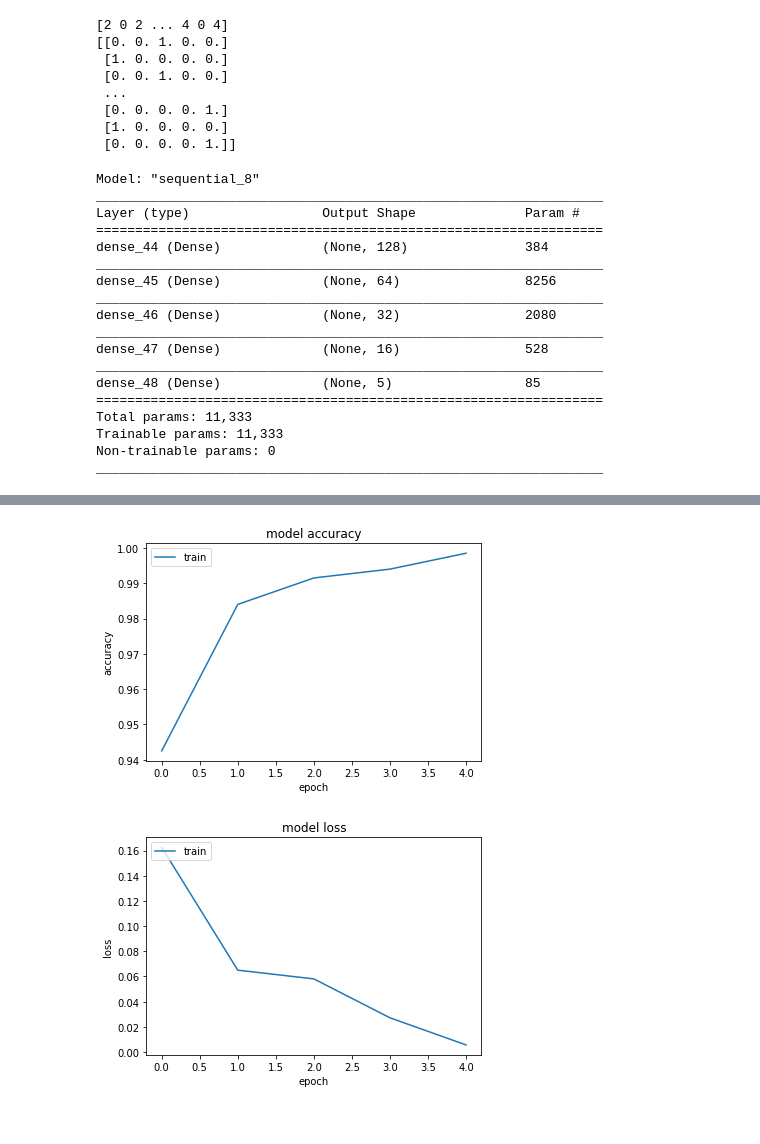
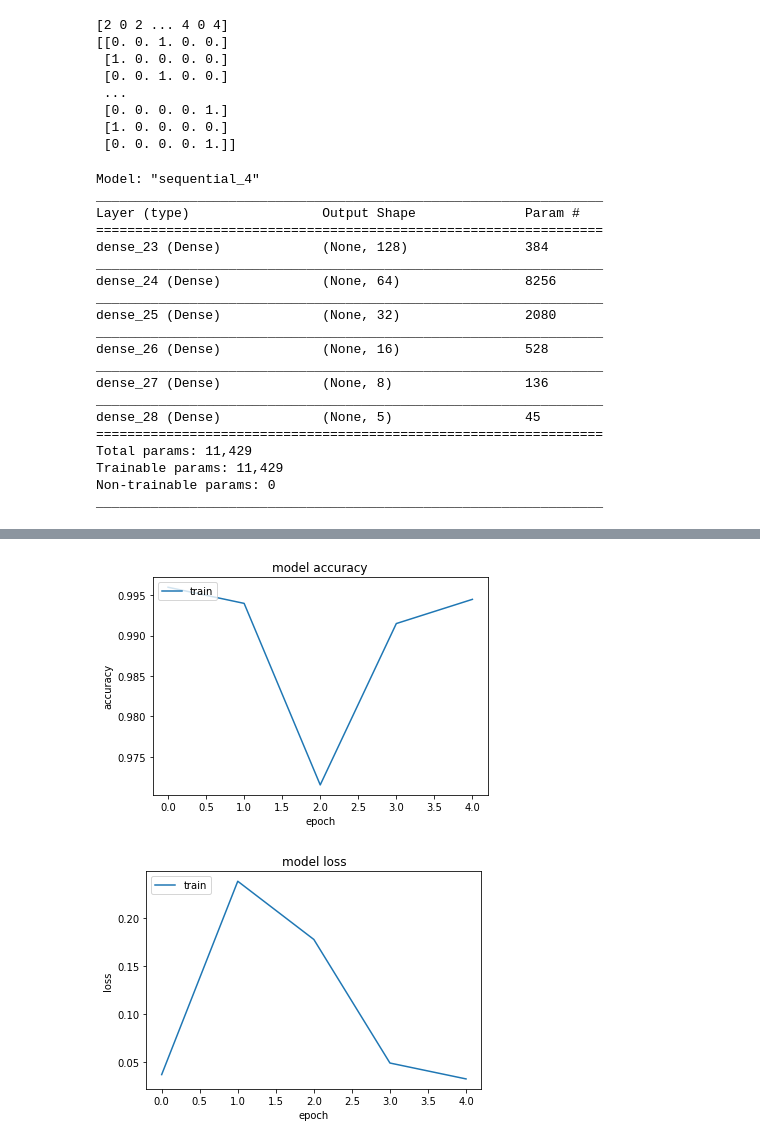
Before and after one commit to Lexi994/ICCV2021-Paper-Code-Interpretation, a Jupyter notebook: Untitled2.ipynb, the cells around one changed output, grey strips where cells are left out. Drawn from its saved outputs; the diff is of its cells as text; code cells hidden in the pictures.

```diff
--- a/Untitled2.ipynb
+++ b/Untitled2.ipynb
@@ -71,26 +71,28 @@ model.add(Dense(128, input_shape=(num_features,), activation='relu'))
 model.add(Dense(64, activation='relu'))
 model.add(Dense(32, activation='relu'))
 model.add(Dense(16, activation='relu'))
-#model.add(Dense(8, activation='relu'))
+model.add(Dense(8, activation='relu'))
 model.add(Dense(num_classes, activation='softmax'))
 model.summary()
 # %% [output]
-Model: "sequential_8"
+Model: "sequential_4"
 _________________________________________________________________
 Layer (type)                 Output Shape              Param #
 =================================================================
-dense_44 (Dense)             (None, 128)               384
+dense_23 (Dense)             (None, 128)               384
 _________________________________________________________________
-dense_45 (Dense)             (None, 64)                8256
+dense_24 (Dense)             (None, 64)                8256
 _________________________________________________________________
-dense_46 (Dense)             (None, 32)                2080
+dense_25 (Dense)             (None, 32)                2080
 _________________________________________________________________
-dense_47 (Dense)             (None, 16)                528
+dense_26 (Dense)             (None, 16)                528
 _________________________________________________________________
-dense_48 (Dense)             (None, 5)                 85
+dense_27 (Dense)             (None, 8)                 136
+_________________________________________________________________
+dense_28 (Dense)             (None, 5)                 45
 =================================================================
-Total params: 11,333
-Trainable params: 11,333
+Total params: 11,429
+Trainable params: 11,429
 Non-trainable params: 0
 _________________________________________________________________
 # %%
@@ -103,7 +105,7 @@ y_cat = to_categorical(y,5)
 
 #for k in range (5):
 history = model.fit(x=X, y=y_cat, verbose=0, batch_size= 10, epochs=5)
-#history_1 = model.fit(x=X, y=y_cat, verbose=1, batch_size= 50, epochs=5)
+history_1 = model.fit(x=X, y=y_cat, verbose=1, batch_size= 10, epochs=5)
 
 print(history.history.keys())
 
@@ -130,6 +142,6 @@ plt.show()
 dict_keys(['loss', 'accuracy'])
-[figure, old version]
+[figure, new version]
-[figure, old version]
+[figure, new version]
 # %%
 def plot_multiclass_decision_boundary(model, X, y):
     x_min, x_max = X[:, 0].min() - 0.1, X[:, 0].max() + 0.1
```
Also changed, not shown: parts of 4 cells of this notebook.
